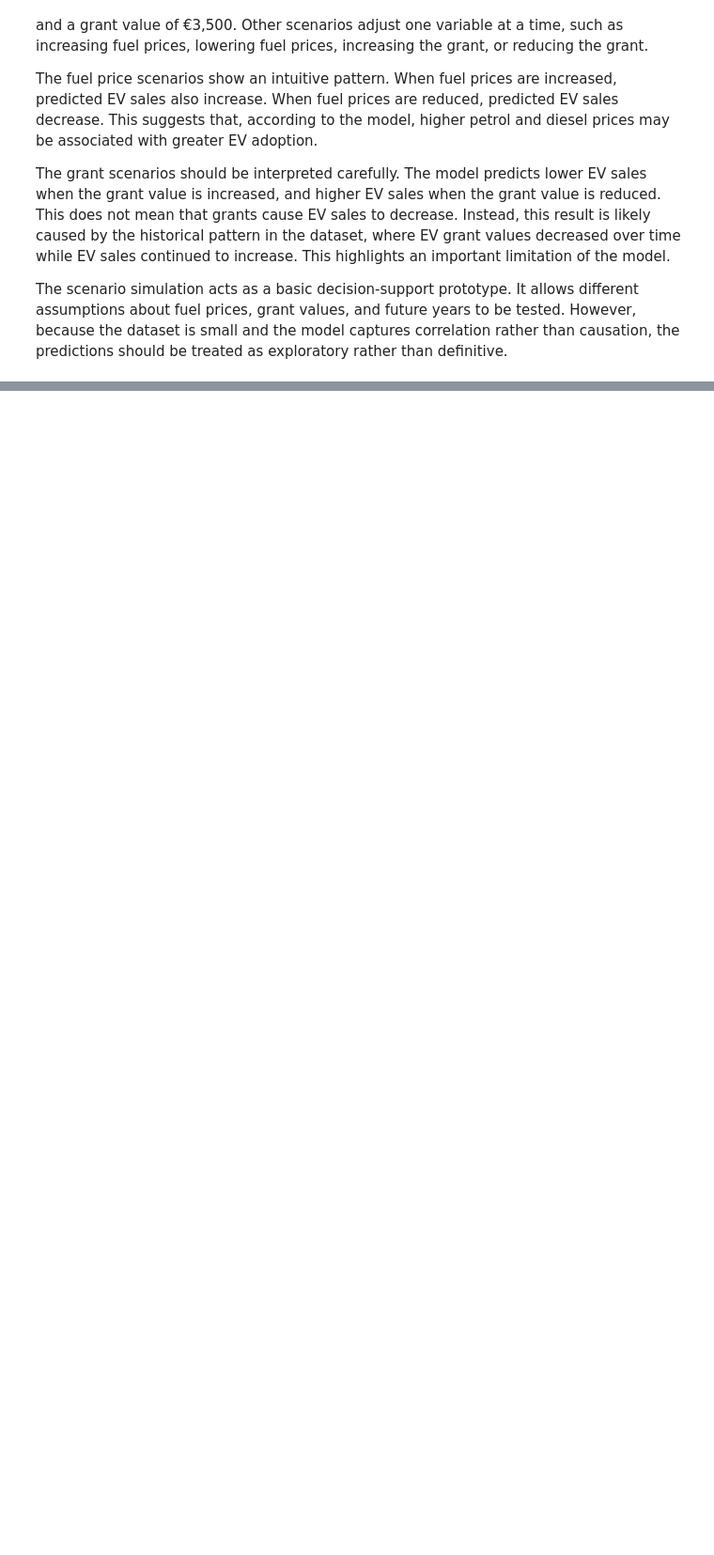
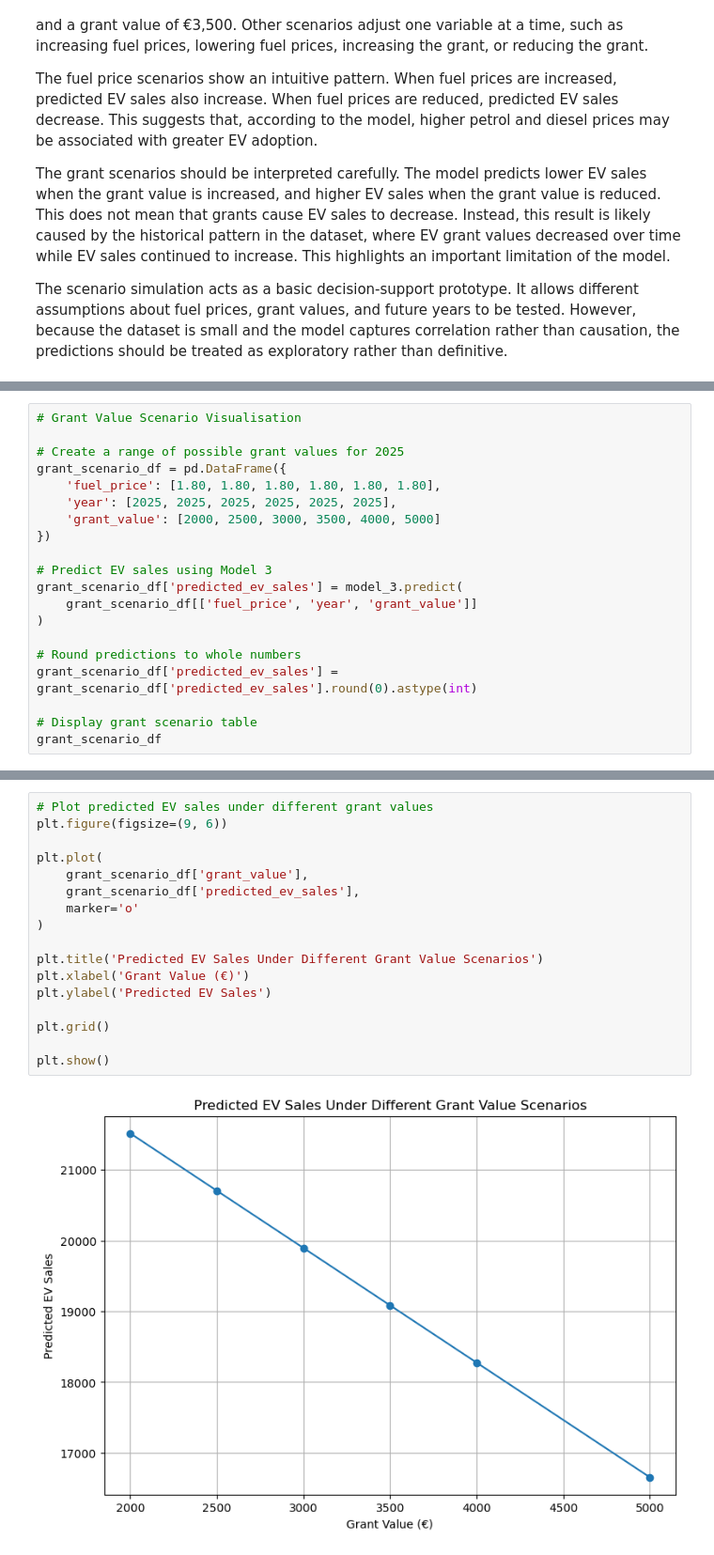
Before and after one commit to Guilherme2022448/Final-Project, a Jupyter notebook: ev_adoption_analysis.ipynb, the cells around one changed output, grey strips where cells are left out. Shown at 94% size. Cells and saved outputs as stored; diff of their text form; blank space fills up the shorter version.

```diff
--- a/ev_adoption_analysis.ipynb
+++ b/ev_adoption_analysis.ipynb
@@ -1431,0 +1513,20 @@ The scenario simulation acts as a basic decision-support prototype. It allows di
+# %%
+# Grant Value Scenario Visualisation
+
+# Create a range of possible grant values for 2025
+grant_scenario_df = pd.DataFrame({
+    'fuel_price': [1.80, 1.80, 1.80, 1.80, 1.80, 1.80],
+    'year': [2025, 2025, 2025, 2025, 2025, 2025],
+    'grant_value': [2000, 2500, 3000, 3500, 4000, 5000]
+})
+
+# Predict EV sales using Model 3
+grant_scenario_df['predicted_ev_sales'] = model_3.predict(
+    grant_scenario_df[['fuel_price', 'year', 'grant_value']]
+)
+
+# Round predictions to whole numbers
+grant_scenario_df['predicted_ev_sales'] = grant_scenario_df['predicted_ev_sales'].round(0).astype(int)
+
+# Display grant scenario table
+grant_scenario_df
@@ -1431,0 +1541,19 @@ The scenario simulation acts as a basic decision-support prototype. It allows di
+# %%
+# Plot predicted EV sales under different grant values
+plt.figure(figsize=(9, 6))
+
+plt.plot(
+    grant_scenario_df['grant_value'],
+    grant_scenario_df['predicted_ev_sales'],
+    marker='o'
+)
+
+plt.title('Predicted EV Sales Under Different Grant Value Scenarios')
+plt.xlabel('Grant Value (€)')
+plt.ylabel('Predicted EV Sales')
+
+plt.grid()
+
+plt.show()
+# %% [output]
+[figure, added]
```
Also changed, not shown: parts of 10 cells of this notebook.
